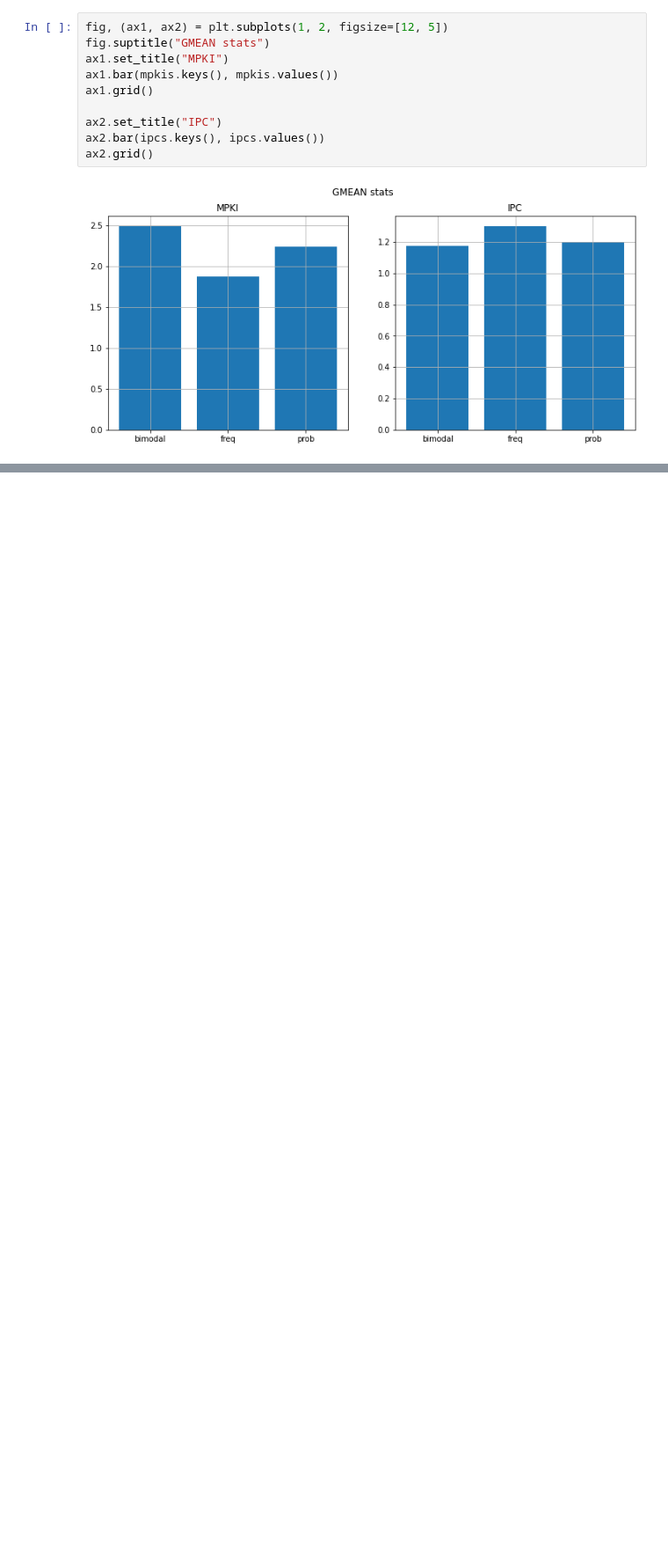
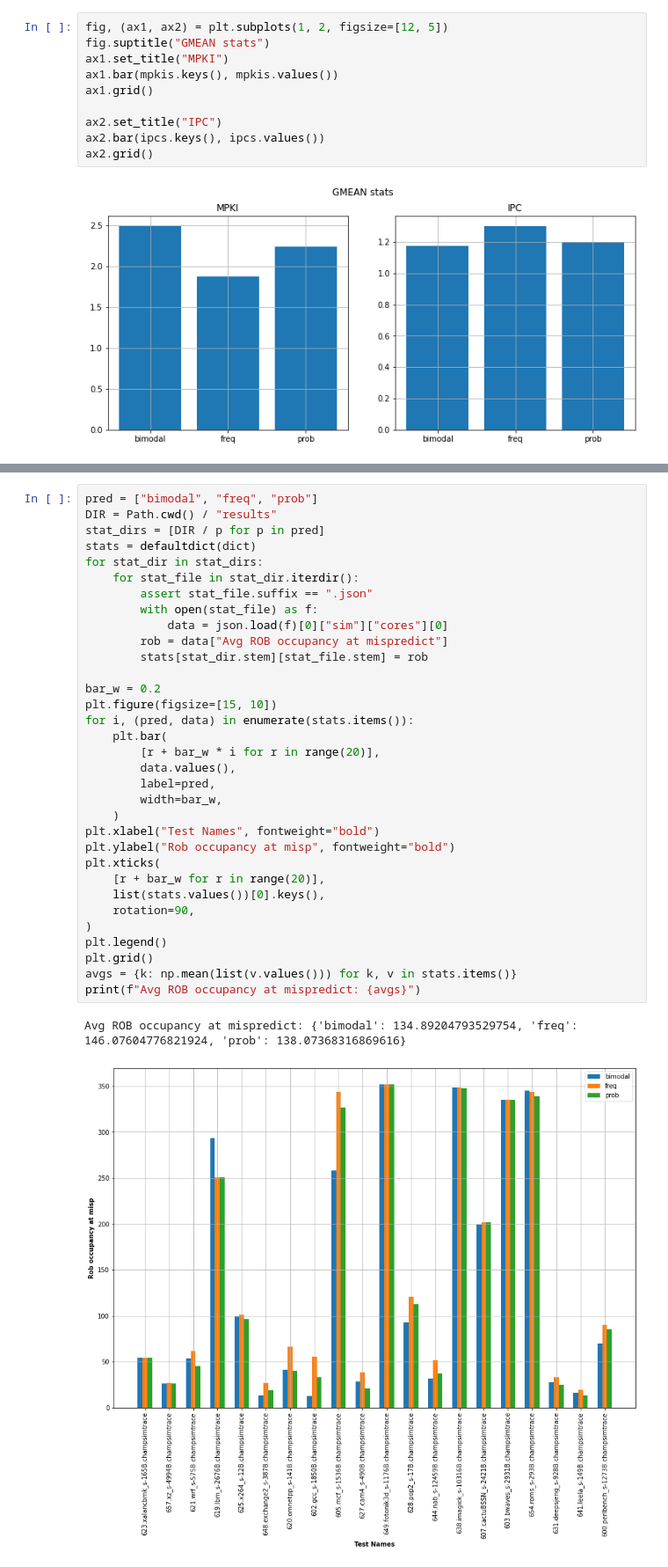
Before and after one commit to derzhavin3016/uArchCourse, a Jupyter notebook: dpc-3/task1.ipynb, the cells around one changed output, grey strips where cells are left out. Shown: that part at 88% size. Drawn from its saved outputs; the diff is of its cells as text; blank space fills up the shorter version.

```diff
--- a/dpc-3/task1.ipynb
+++ b/dpc-3/task1.ipynb
@@ -70,0 +187,36 @@ ax2.grid()
+# %%
+pred = ["bimodal", "freq", "prob"]
+DIR = Path.cwd() / "results"
+stat_dirs = [DIR / p for p in pred]
+stats = defaultdict(dict)
+for stat_dir in stat_dirs:
+    for stat_file in stat_dir.iterdir():
+        assert stat_file.suffix == ".json"
+        with open(stat_file) as f:
+            data = json.load(f)[0]["sim"]["cores"][0]
+        rob = data["Avg ROB occupancy at mispredict"]
+        stats[stat_dir.stem][stat_file.stem] = rob
+
+bar_w = 0.2
+plt.figure(figsize=[15, 10])
+for i, (pred, data) in enumerate(stats.items()):
+    plt.bar(
+        [r + bar_w * i for r in range(20)],
+        data.values(),
+        label=pred,
+        width=bar_w,
+    )
+plt.xlabel("Test Names", fontweight="bold")
+plt.ylabel("Rob occupancy at misp", fontweight="bold")
+plt.xticks(
+    [r + bar_w for r in range(20)],
+    list(stats.values())[0].keys(),
+    rotation=90,
+)
+plt.legend()
+plt.grid()
+avgs = {k: np.mean(list(v.values())) for k, v in stats.items()}
+print(f"Avg ROB occupancy at mispredict: {avgs}")
+# %% [output]
+Avg ROB occupancy at mispredict: {'bimodal': 134.89204793529754, 'freq': 146.07604776821924, 'prob': 138.07368316869616}
+[figure, added]
```
Also changed, not shown: parts of 9 cells of this notebook, 3 other files.
